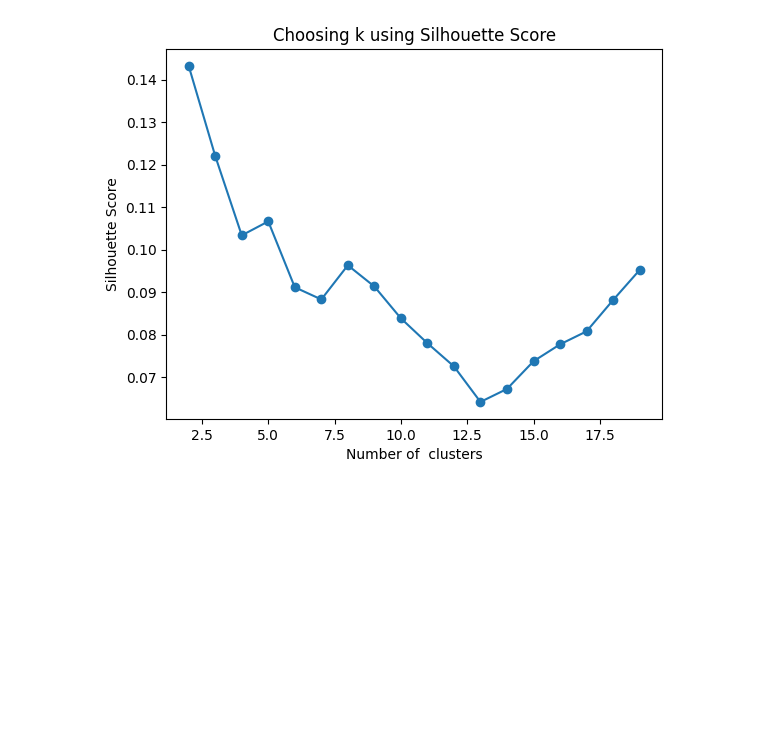
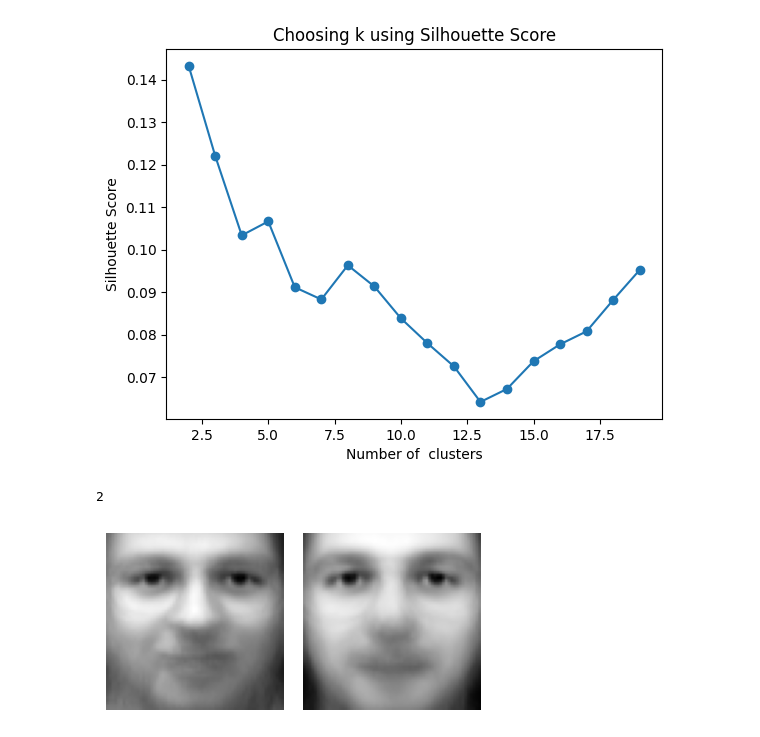
Before and after one commit to shrys1976/ml-practice, a Jupyter notebook: notebooks/unsupervised/faces_clustering.ipynb, the cells around one changed output. Drawn from its saved outputs; the diff is of its cells as text; code cells hidden in the pictures; blank space fills up the shorter version.

```diff
--- a/notebooks/unsupervised/faces_clustering.ipynb
+++ b/notebooks/unsupervised/faces_clustering.ipynb
@@ -49,3 +49,32 @@ plt.title("Choosing k using Silhouette Score")
 plt.show()
 # %% [output]
 [figure]
+# %%
+best_k = k_values[np.argmax(sil_scores)]
+print(best_k)
+# %% [output]
+2
+# %%
+kmeans  = KMeans(n_clusters=best_k, random_state=42)
+clusters = kmeans.fit_predict(X_train)
+# %%
+def plot_faces(faces, n_rows=2, n_cols=5):
+    plt.figure(figsize=(2*n_cols, 2*n_rows))
+
+    total = min(len(faces), n_rows * n_cols)
+
+    for i in range(total):
+        plt.subplot(n_rows, n_cols, i + 1)
+        plt.imshow(faces[i], cmap="gray")
+        plt.axis("off")
+
+    plt.tight_layout()
+    plt.show()
+# %%
+centroids = kmeans.cluster_centers_
+
+centroid_images = centroids.reshape(-1, 64, 64)
+
+plot_faces(centroid_images[:10])
+# %% [output]
+[figure, added]
```
Also changed, not shown: parts of 2 cells of this notebook, 1 other file.
